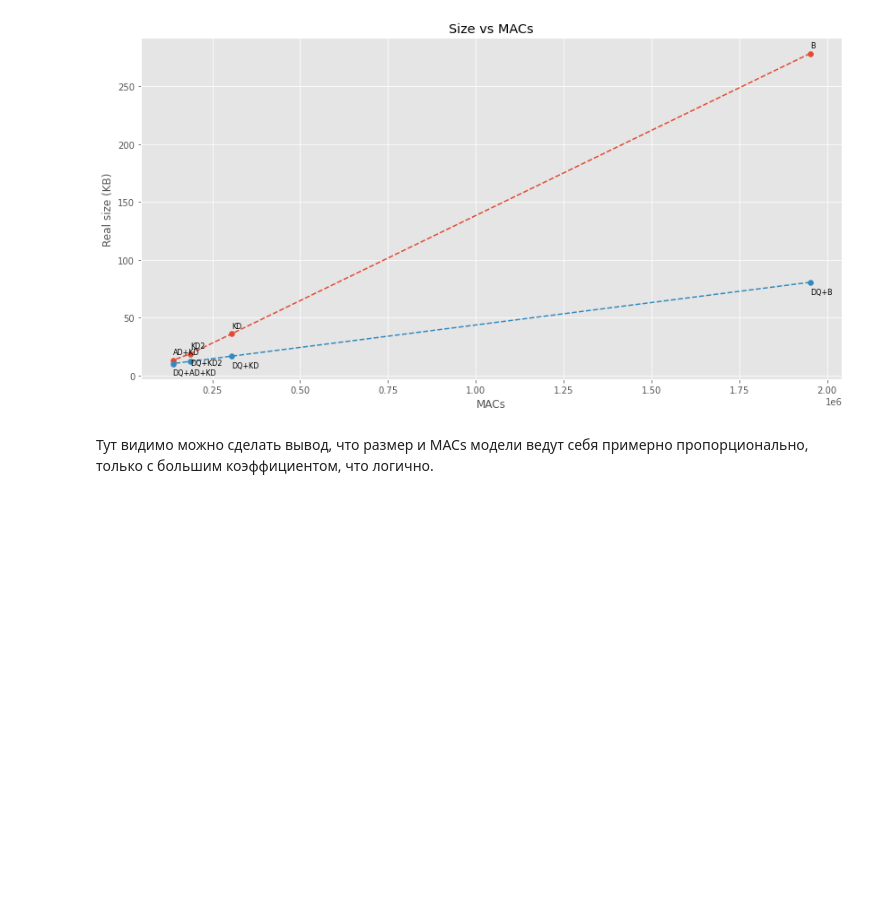
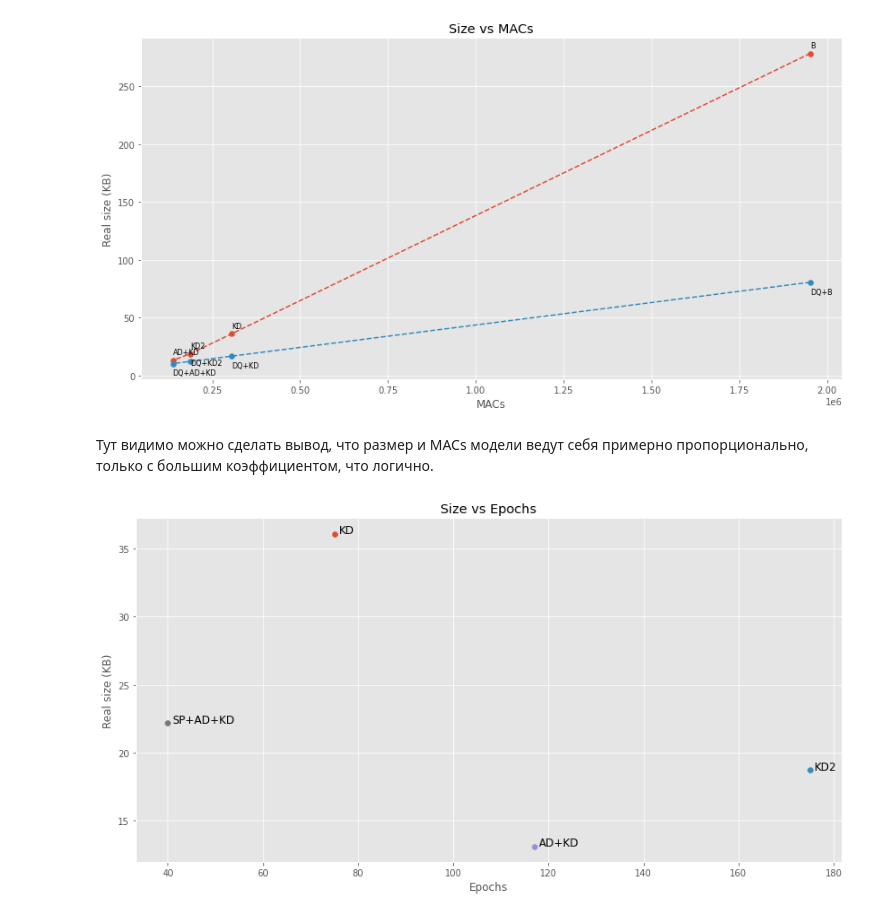
Before and after one commit to erasedwalt/kws-hw, a Jupyter notebook: kws.ipynb, the cells around one changed output. Cells and saved outputs as stored; diff of their text form; code cells hidden in the pictures; blank space fills up the shorter version.

```diff
--- a/kws.ipynb
+++ b/kws.ipynb
@@ -1663,3 +2074,23 @@ plt.show()
 [figure]
 # %% [markdown]
 Тут видимо можно сделать вывод, что размер и MACs модели ведут себя примерно пропорционально, только с большим коэффициентом, что логично.
+# %%
+value_names = ['Epochs', 'Real size (KB)']
+
+pairs = [('KD', 'KD2', 'AD+KD', 'SP+AD+KD')]
+
+plt.figure(figsize=(14, 7))
+
+for pair in pairs:
+  sizes, metrics = get_value(pair, value_names)
+  for (x, y) in zip(sizes, metrics):
+    plt.scatter([x], [y])
+  for i in range(len(sizes)):
+    plt.annotate(pair[i], (sizes[i] + 1, metrics[i]), fontsize=12)
+
+plt.xlabel('Epochs')
+plt.ylabel('Real size (KB)')
+plt.title('Size vs Epochs')
+plt.show()
+# %% [output]
+[figure, added]
```
Also changed, not shown: parts of 46 cells of this notebook, 2 other files.
